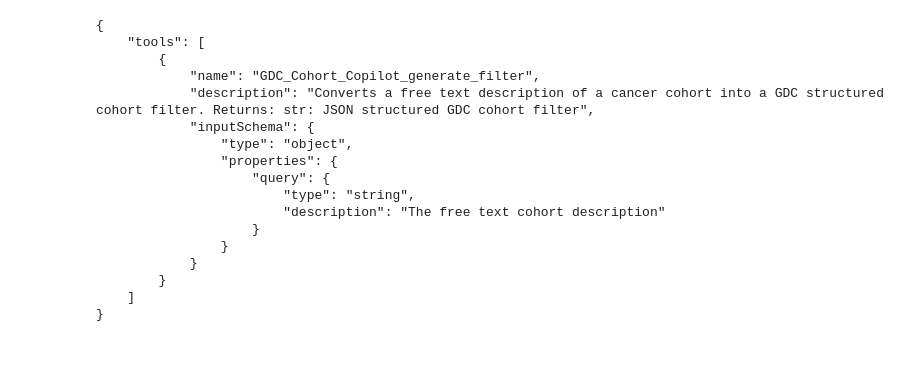
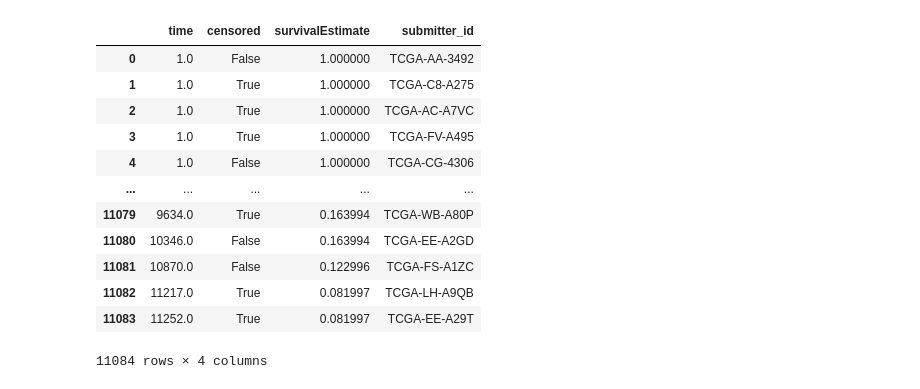
Before and after one commit to uc-cdis/m3ai-demos, a Jupyter notebook: demos/mm-cancer-demo-slim.ipynb, the cells around one changed output. Drawn from its saved outputs; the diff is of its cells as text; code cells hidden in the pictures; blank space fills up the shorter version.

```diff
--- a/demos/mm-cancer-demo-slim.ipynb
+++ b/demos/mm-cancer-demo-slim.ipynb
@@ -124 +85,24 @@ Here, we also demo using the GDC Cohort Copilot as an MCP tool to construct GDC
+# %%
+# survival data
+response = requests.post(
+    "https://api.gdc.cancer.gov/analysis/survival",
+    json={"filters": tcga_filter},
+)
+rows = response.json()["results"][0]["donors"]
+survival = pd.DataFrame(rows).drop(columns=["id", "project_id"])
+survival
+# %% [output]
+|  | time | censored | survivalEstimate | submitter_id |
+| 0 | 1.0 | False | 1.000000 | TCGA-AA-3492 |
+| 1 | 1.0 | True | 1.000000 | TCGA-C8-A275 |
+| 2 | 1.0 | True | 1.000000 | TCGA-AC-A7VC |
+| 3 | 1.0 | True | 1.000000 | TCGA-FV-A495 |
+| 4 | 1.0 | False | 1.000000 | TCGA-CG-4306 |
+| ... | ... | ... | ... | ... |
+| 11079 | 9634.0 | True | 0.163994 | TCGA-WB-A80P |
+| 11080 | 10346.0 | False | 0.163994 | TCGA-EE-A2GD |
+| 11081 | 10870.0 | False | 0.122996 | TCGA-FS-A1ZC |
+| 11082 | 11217.0 | True | 0.081997 | TCGA-LH-A9QB |
+| 11083 | 11252.0 | True | 0.081997 | TCGA-EE-A29T |
+11084 rows × 4 columns
 # %%
@@ -194,27 +128,0 @@ def get_file_mapping(cohort_filter):
-# %%
-# Get the tool list
-response = requests.post(
-    endpoint,
-    json=request(method="tools/list"),
-    headers=headers,
-)
-
-print(json.dumps(parse_sse(response), indent=4))
-# %% [output]
-{
-    "tools": [
-        {
-            "name": "GDC_Cohort_Copilot_generate_filter",
-            "description": "Converts a free text description of a cancer cohort into a GDC structured cohort filter. Returns: str: JSON structured GDC cohort filter",
-            "inputSchema": {
-                "type": "object",
-                "properties": {
-                    "query": {
-                        "type": "string",
-                        "description": "The free text cohort description"
-                    }
-                }
-            }
-        }
-    ]
-}
```
Also changed, not shown: parts of 35 cells of this notebook, 21 other files.
